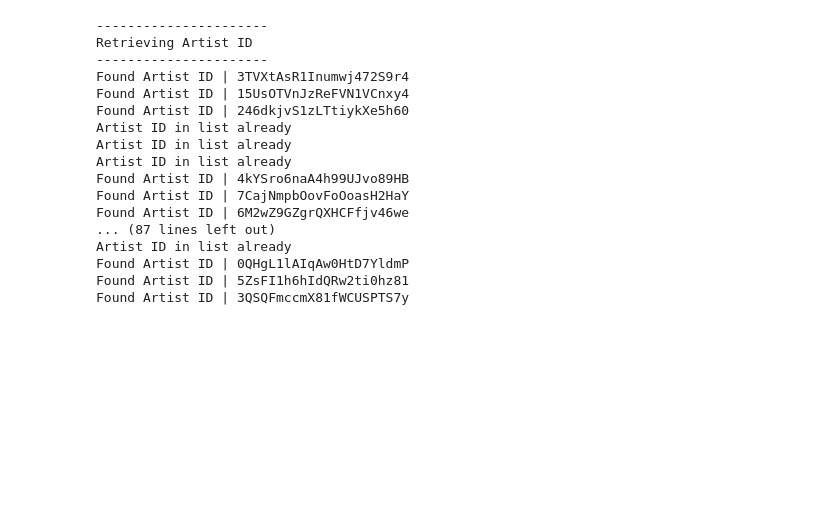
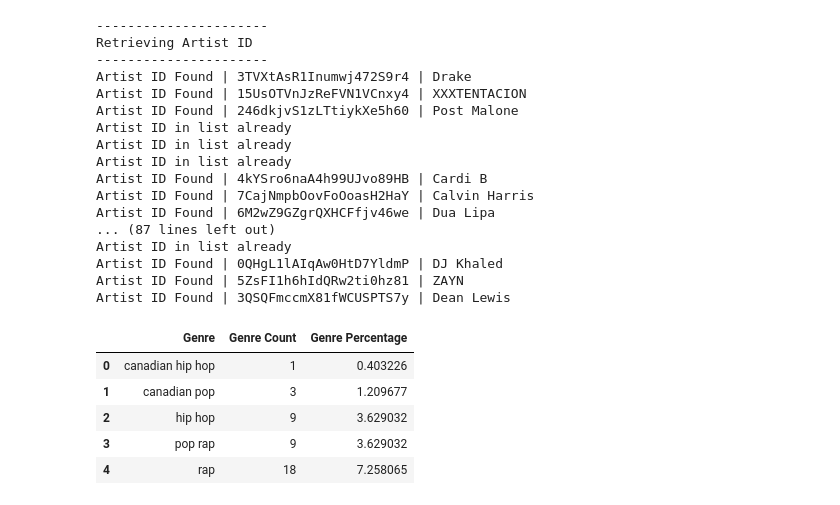
Before and after one commit to czwong/Project-1, a Jupyter notebook: Spotify Popularity.ipynb, the cells around one changed output. Saved outputs shown, nothing was run; the diff lists cells and outputs as text; code cells hidden in the pictures; blank space fills up the shorter version.

Commit message:
Update to Spotify.ipynb

```diff
--- a/Spotify Popularity.ipynb
+++ b/Spotify Popularity.ipynb
@@ -32,61 +35,82 @@ token_json
  'expires_in': 3600,
  'scope': ''}
 # %%
-token = token_json['access_token']
-
 token_headers = {'authorization': f"Bearer {token}"}
 
+artist_name_list = []
+artist_id_list = []
+artist_followers_list = []
+genre_list = []
+genre_popularity = []
 
-artist_id = []
 search_url = "https://api.spotify.com/v1/search"
 
 print("----------------------\nRetrieving Artist ID\n----------------------")
 
-for artist in top_artist_df["artists"]:
+for artist in top_artist_df["artists"]: #[:1]
     search_param = {"q" : artist,
                    "type" : "artist",
                    "limit" : 1}
 
     try:
         artist_json = requests.get(search_url, params = search_param, headers = token_headers).json()
-        artist_ids = artist_json["artists"]["items"][0]["id"]
+#         pprint(artist_json)
+        artist_id = artist_json["artists"]["items"][0]["id"]
+        artist_name = artist_json["artists"]["items"][0]["name"]
+        artist_follower = artist_json["artists"]["items"][0]["followers"]["total"]
+        genres = artist_json["artists"]["items"][0]["genres"]
 
-        if artist_ids not in artist_id:
-            artist_id.append(artist_ids)
-            print(f"Found Artist ID | {artist_ids}")
+        if artist_id not in artist_id_list:
+            artist_id_list.append(artist_id)
+            artist_name_list.append(artist_name)
+            artist_followers_list.append(artist_follower)
+
+            for genre in genres:
+                if genre not in genre_list:
+                    genre_list.append(genre)
+                    genre_popularity.append(1)
+
+                else:
+                    genre_popularity[genre_list.index(genre)] += 1
+
+            print(f"Artist ID Found | {artist_id} | {artist_name}")
 
         else:
             print("Artist ID in list already")
 
     except IndexError:
         print("Could Not Find Artist ID")
-
-
-
-
-
-
-# track_url = "https://api.spotify.com/v1/tracks/"
-
-# token_headers = {'authorization': f"Bearer {token}"}
-
-# for track_id in top_artist_df["id"]:
-#     pprint(requests.get(track_url + str(track_id), headers = token_headers).json())
 # %% [output]
 ----------------------
 Retrieving Artist ID
 ----------------------
-Found Artist ID | 3TVXtAsR1Inumwj472S9r4
-Found Artist ID | 15UsOTVnJzReFVN1VCnxy4
-Found Artist ID | 246dkjvS1zLTtiykXe5h60
+Artist ID Found | 3TVXtAsR1Inumwj472S9r4 | Drake
+Artist ID Found | 15UsOTVnJzReFVN1VCnxy4 | XXXTENTACION
+Artist ID Found | 246dkjvS1zLTtiykXe5h60 | Post Malone
 Artist ID in list already
 Artist ID in list already
 Artist ID in list already
-Found Artist ID | 4kYSro6naA4h99UJvo89HB
-Found Artist ID | 7CajNmpbOovFoOoasH2HaY
-Found Artist ID | 6M2wZ9GZgrQXHCFfjv46we
+Artist ID Found | 4kYSro6naA4h99UJvo89HB | Cardi B
+Artist ID Found | 7CajNmpbOovFoOoasH2HaY | Calvin Harris
+Artist ID Found | 6M2wZ9GZgrQXHCFfjv46we | Dua Lipa
 ... (87 lines left out)
 Artist ID in list already
-Found Artist ID | 0QHgL1lAIqAw0HtD7YldmP
-Found Artist ID | 5ZsFI1h6hIdQRw2ti0hz81
-Found Artist ID | 3QSQFmccmX81fWCUSPTS7y
+Artist ID Found | 0QHgL1lAIqAw0HtD7YldmP | DJ Khaled
+Artist ID Found | 5ZsFI1h6hIdQRw2ti0hz81 | ZAYN
+Artist ID Found | 3QSQFmccmX81fWCUSPTS7y | Dean Lewis
+# %%
+genre_popularity_df = pd.DataFrame({
+    "Genre" : genre_list,
+    "Genre Count" : np.array(genre_popularity)
+})
+
+genre_popularity_df["Genre Percentage"] = (genre_popularity_df["Genre Count"]/genre_popularity_df["Genre Count"].sum()) * 100
+
+genre_popularity_df.head()
+# %% [output]
+|  | Genre | Genre Count | Genre Percentage |
+| 0 | canadian hip hop | 1 | 0.403226 |
+| 1 | canadian pop | 3 | 1.209677 |
+| 2 | hip hop | 9 | 3.629032 |
+| 3 | pop rap | 9 | 3.629032 |
+| 4 | rap | 18 | 7.258065 |
```
Also changed, not shown: parts of 6 cells of this notebook, 1 other file.
